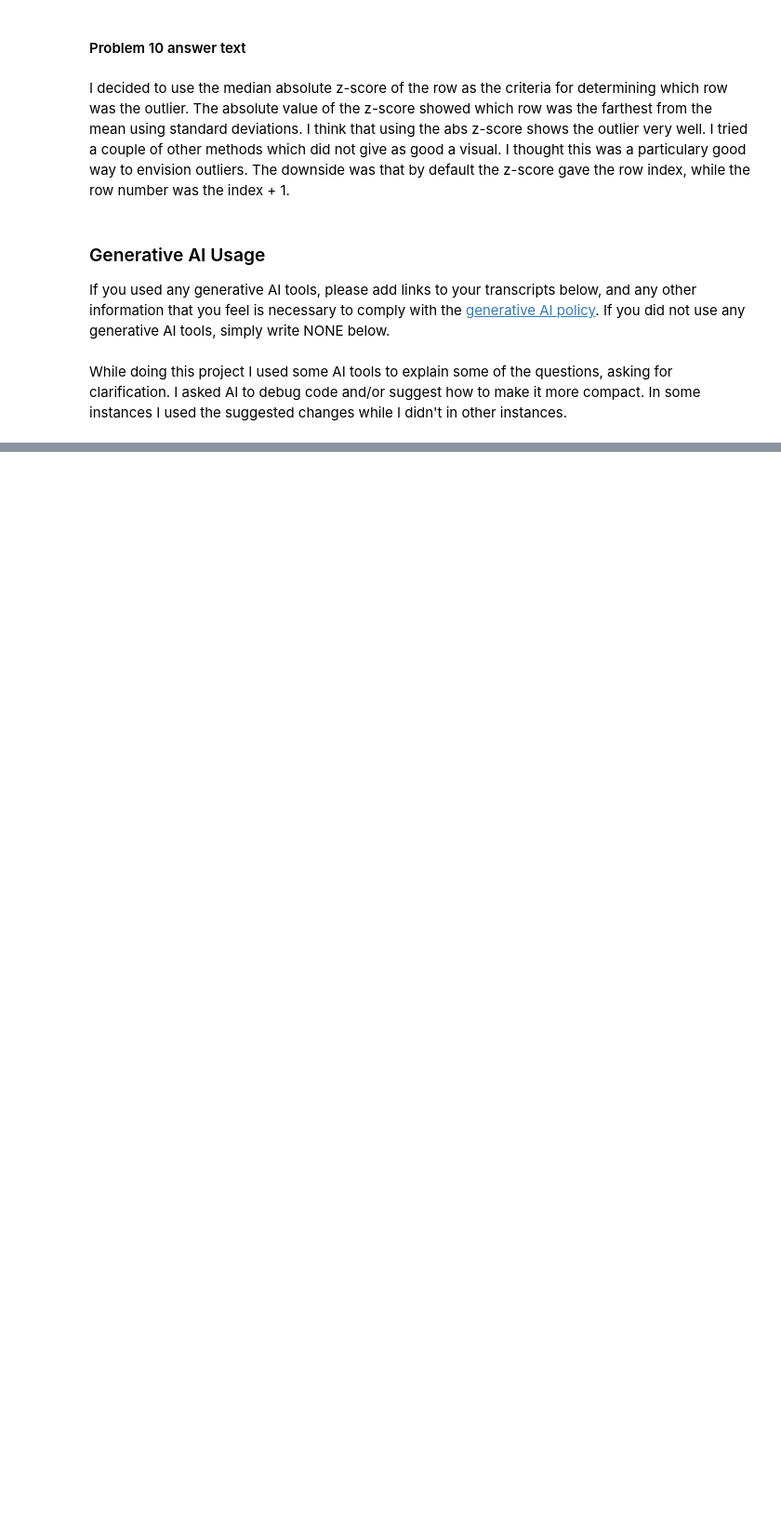
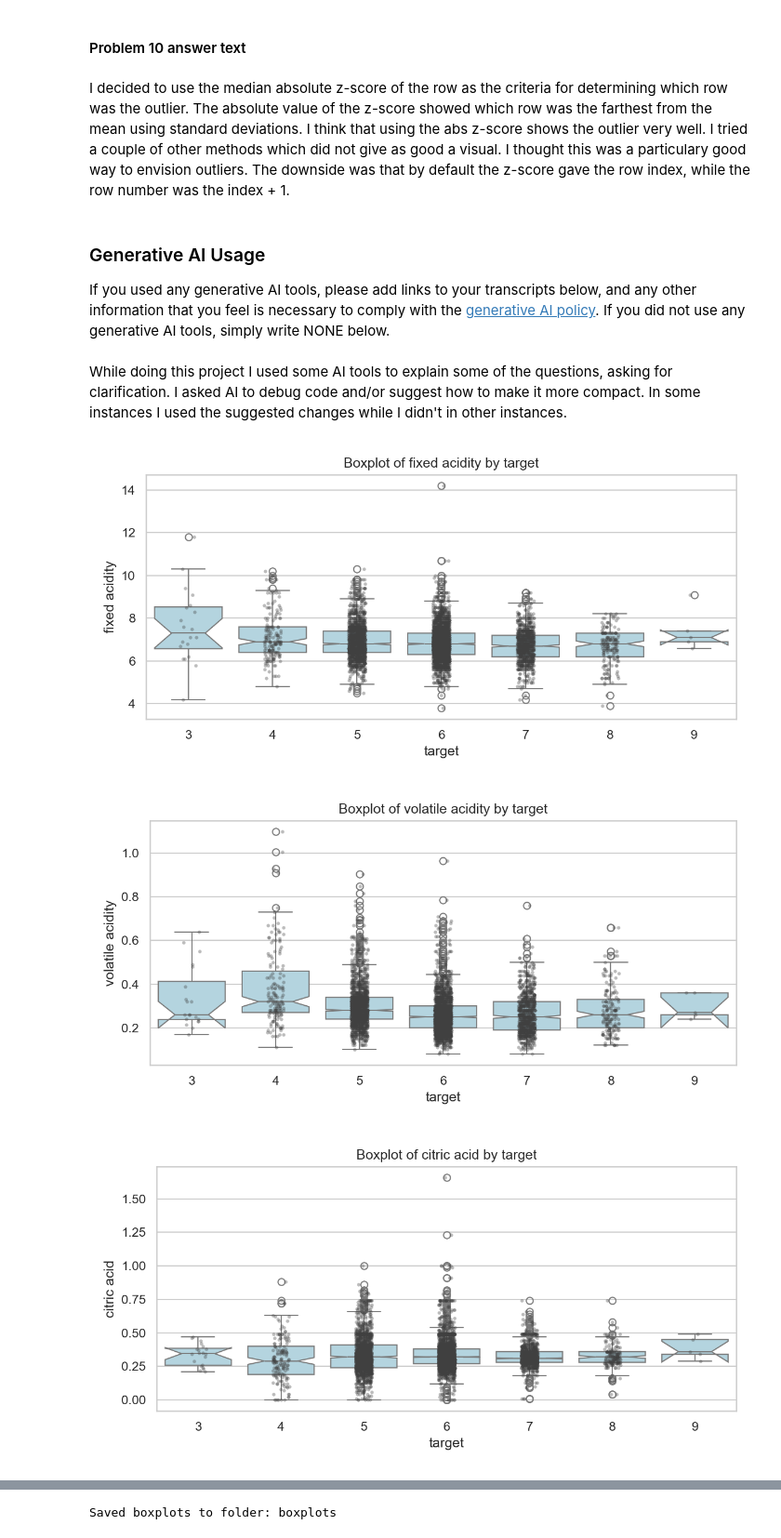
Before and after one commit to tzucker02/dx601-final-project, a Jupyter notebook: project.ipynb, the cells around one changed output, grey strips where cells are left out. Shown at 93% size. Drawn from its saved outputs; the diff is of its cells as text; code cells hidden in the pictures; blank space fills up the shorter version.

```diff
--- a/project.ipynb
+++ b/project.ipynb
@@ -1415,3 +1414,34 @@ If you used any generative AI tools, please add links to your transcripts below,
 If you did not use any generative AI tools, simply write NONE below.
 # %% [markdown]
 While doing this project I used some AI tools to explain some of the questions, asking for clarification. I asked AI to debug code and/or suggest how to make it more compact. In some instances I used the suggested changes while I didn't in other instances.
+# %%
+# Create boxplots and save images to boxplots/ folder
+
+# Imports and data load
+import os
+import pandas as pd
+import matplotlib.pyplot as plt
+import seaborn as sns
+from IPython.display import Image, display
+
+os.makedirs('boxplots', exist_ok=True)
+sns.set(style='whitegrid')
+for col in numeric_cols:
+    plt.figure(figsize=(8,4))
+    sns.boxplot(x='target', y=col, data=df, notch=True, showfliers=True, color='lightblue')
+    sns.stripplot(x='target', y=col, data=df, color='0.25', alpha=0.35, size=3, jitter=True)
+    plt.title(f'Boxplot of {col} by target')
+    plt.xlabel('target')
+    plt.ylabel(col)
+    plt.tight_layout()
+    outpath = os.path.join('boxplots', f'box_{col.replace(' ', '_')}.png')
+    plt.savefig(outpath, dpi=150)
+    plt.close()
+    # also display the saved image inline when the cell is executed
+    display(Image(filename=outpath))
+
+print('Saved boxplots to folder: boxplots')
+# %% [output]
+[figure, added]
+[figure, added]
+[figure, added]
@@ -1417,0 +1457 @@ While doing this project I used some AI tools to explain some of the questions,
+Saved boxplots to folder: boxplots
```
Also changed, not shown: parts of 20 cells of this notebook.
